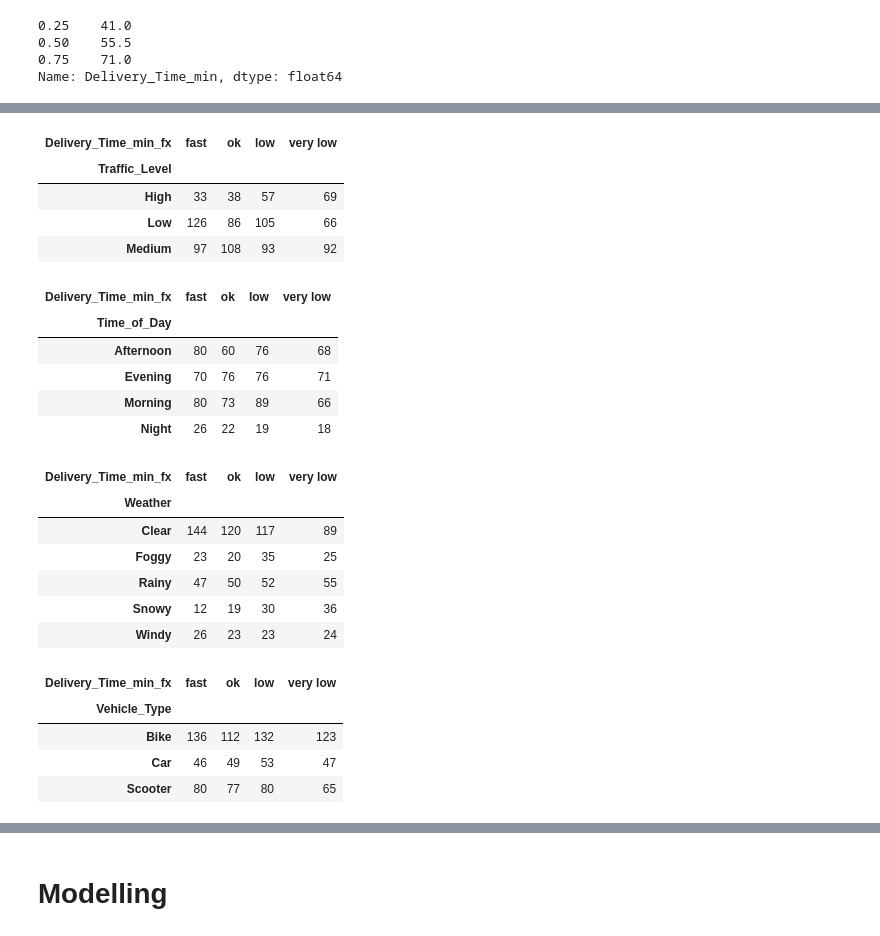
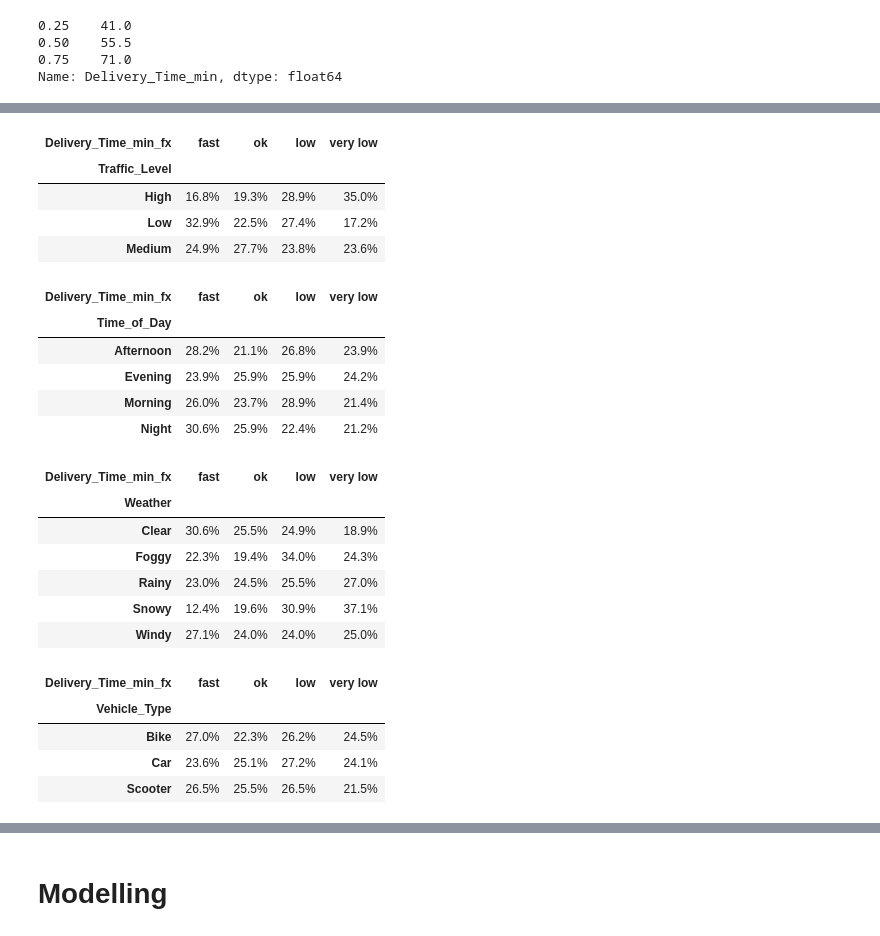
Before and after one commit to gustavofurini/data-science-projects, a Jupyter notebook: food-delivery-time-prediction/main.ipynb, the cells around one changed output, grey strips where cells are left out. Drawn from its saved outputs; the diff is of its cells as text; code cells hidden in the pictures.

```diff
--- a/food-delivery-time-prediction/main.ipynb
+++ b/food-delivery-time-prediction/main.ipynb
@@ -225,43 +283,51 @@ df['Is_Long_Distance'] = (df['Distance_km'] > median_distance).astype(int)
 # %%
 ctab = pd.crosstab([df['Traffic_Level']],
                    df['Delivery_Time_min_fx'])
+ctab = ctab.div(ctab.sum(axis=1), axis=0) * 100
+ctab = ctab.applymap(lambda x: f'{x:.1f}%')
 ctab
 # %% [output]
 | Delivery_Time_min_fx | fast | ok | low | very low |
 | Traffic_Level |  |  |  |  |
-| High | 33 | 38 | 57 | 69 |
-| Low | 126 | 86 | 105 | 66 |
-| Medium | 97 | 108 | 93 | 92 |
+| High | 16.8% | 19.3% | 28.9% | 35.0% |
+| Low | 32.9% | 22.5% | 27.4% | 17.2% |
+| Medium | 24.9% | 27.7% | 23.8% | 23.6% |
 # %%
 ctab = pd.crosstab([df['Time_of_Day']],
                    df['Delivery_Time_min_fx'])
+ctab = ctab.div(ctab.sum(axis=1), axis=0) * 100
+ctab = ctab.applymap(lambda x: f'{x:.1f}%')
 ctab
 # %% [output]
 | Delivery_Time_min_fx | fast | ok | low | very low |
 | Time_of_Day |  |  |  |  |
-| Afternoon | 80 | 60 | 76 | 68 |
-| Evening | 70 | 76 | 76 | 71 |
-| Morning | 80 | 73 | 89 | 66 |
-| Night | 26 | 22 | 19 | 18 |
+| Afternoon | 28.2% | 21.1% | 26.8% | 23.9% |
+| Evening | 23.9% | 25.9% | 25.9% | 24.2% |
+| Morning | 26.0% | 23.7% | 28.9% | 21.4% |
+| Night | 30.6% | 25.9% | 22.4% | 21.2% |
 # %%
 ctab = pd.crosstab([df['Weather']],
                    df['Delivery_Time_min_fx'])
+ctab = ctab.div(ctab.sum(axis=1), axis=0) * 100
+ctab = ctab.applymap(lambda x: f'{x:.1f}%')
 ctab
 # %% [output]
 | Delivery_Time_min_fx | fast | ok | low | very low |
 | Weather |  |  |  |  |
-| Clear | 144 | 120 | 117 | 89 |
-| Foggy | 23 | 20 | 35 | 25 |
-| Rainy | 47 | 50 | 52 | 55 |
-| Snowy | 12 | 19 | 30 | 36 |
-| Windy | 26 | 23 | 23 | 24 |
+| Clear | 30.6% | 25.5% | 24.9% | 18.9% |
+| Foggy | 22.3% | 19.4% | 34.0% | 24.3% |
+| Rainy | 23.0% | 24.5% | 25.5% | 27.0% |
+| Snowy | 12.4% | 19.6% | 30.9% | 37.1% |
+| Windy | 27.1% | 24.0% | 24.0% | 25.0% |
 # %%
 ctab = pd.crosstab([df['Vehicle_Type']],
                    df['Delivery_Time_min_fx'])
+ctab = ctab.div(ctab.sum(axis=1), axis=0) * 100
+ctab = ctab.applymap(lambda x: f'{x:.1f}%')
 ctab
 # %% [output]
 | Delivery_Time_min_fx | fast | ok | low | very low |
 | Vehicle_Type |  |  |  |  |
-| Bike | 136 | 112 | 132 | 123 |
-| Car | 46 | 49 | 53 | 47 |
-| Scooter | 80 | 77 | 80 | 65 |
+| Bike | 27.0% | 22.3% | 26.2% | 24.5% |
+| Car | 23.6% | 25.1% | 27.2% | 24.1% |
+| Scooter | 26.5% | 25.5% | 26.5% | 21.5% |
```
Also changed, not shown: parts of 50 cells of this notebook.
